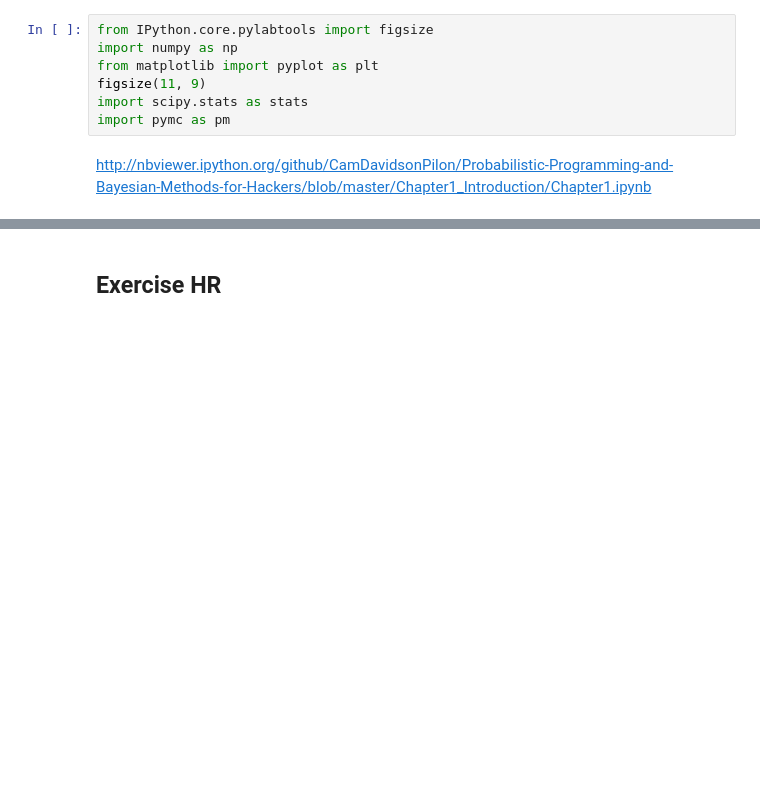
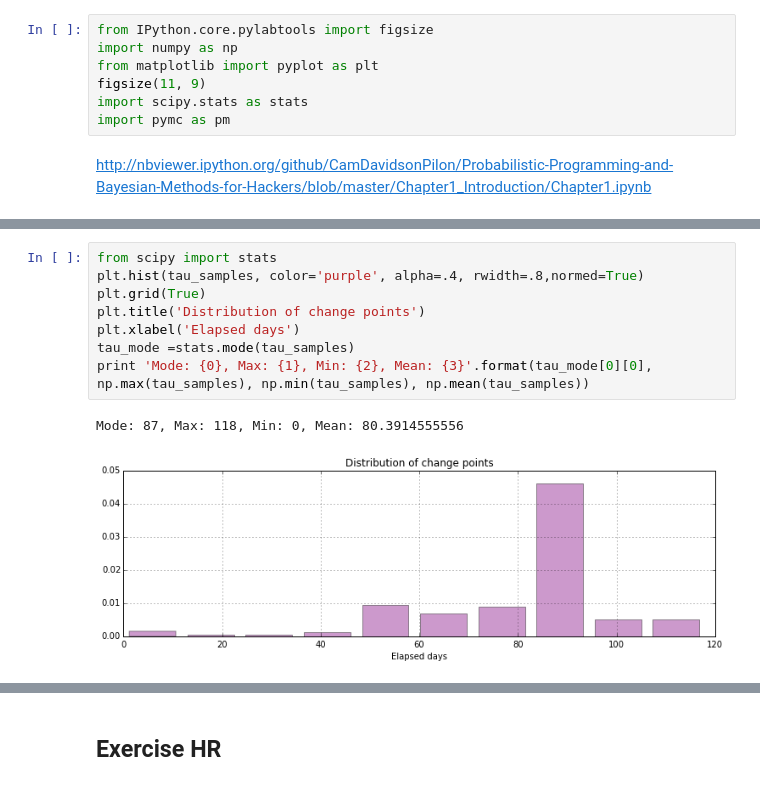
Before and after one commit to hillbs/Differential-Equations-and-Linear-Algebra, a Jupyter notebook: Bayesianism/PYMC examples/AFib_Heart_Rate.ipynb, the cells around one changed output, grey strips where cells are left out. Drawn from its saved outputs; the diff is of its cells as text; blank space fills up the shorter version.

```diff
--- a/Bayesianism/PYMC examples/AFib_Heart_Rate.ipynb
+++ b/Bayesianism/PYMC examples/AFib_Heart_Rate.ipynb
@@ -120,3 +116,14 @@ Plotting tau
+# %%
+from scipy import stats
+plt.hist(tau_samples, color='purple', alpha=.4, rwidth=.8,normed=True)
+plt.grid(True)
+plt.title('Distribution of change points')
+plt.xlabel('Elapsed days')
+tau_mode =stats.mode(tau_samples)
+print 'Mode: {0}, Max: {1}, Min: {2}, Mean: {3}'.format(tau_mode[0][0], np.max(tau_samples), np.min(tau_samples), np.mean(tau_samples))
+# %% [output]
+Mode: 87, Max: 118, Min: 0, Mean: 80.3914555556
+[figure, added]
 # %%
 #Visualise the posterior distribution
 figsize(12.5, 5)
```
Also changed, not shown: parts of 15 cells of this notebook, 11 other files.
